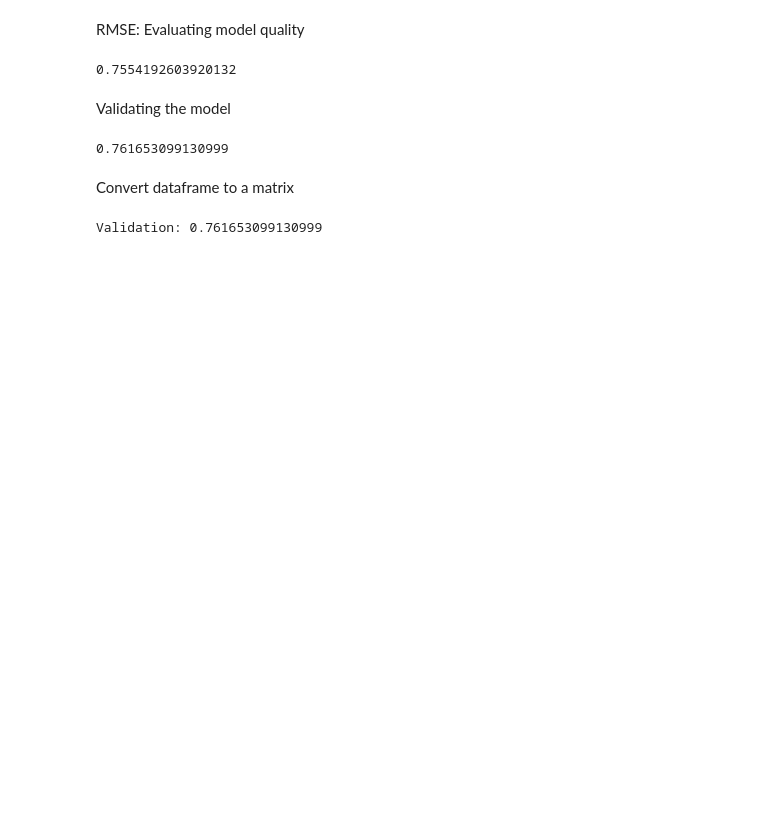
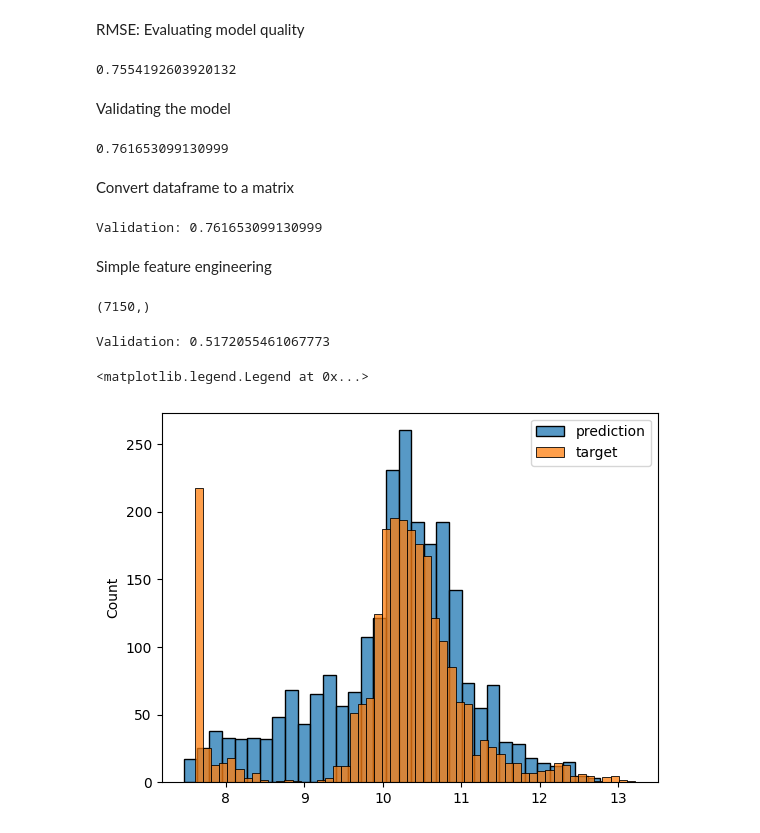
Before and after one commit to AlphonseBrandon/ml-tutorials, a Jupyter notebook: 02_notebooks/car-price-prediction.ipynb, the cells around one changed output. Cells and saved outputs as stored; diff of their text form; code cells hidden in the pictures; blank space fills up the shorter version.

Commit message:
Simple feature engineering

```diff
--- a/02_notebooks/car-price-prediction.ipynb
+++ b/02_notebooks/car-price-prediction.ipynb
@@ -166,3 +166,39 @@ y_pred = w_o + X_val.dot(w)
 print('Validation:', rmse(y_val, y_pred))
 # %% [output]
 Validation: 0.761653099130999
+# %% [markdown]
+Simple feature engineering
+# %%
+def prepare_X(df):
+    df = df.copy()
+    features = base.copy()
+
+    df['age'] = 2017 - df.year
+    features.append('age')
+
+    df_num = df[features]
+    df_num = df_num.fillna(0)
+    X = df_num.values
+
+    return X
+# %%
+X_train.shape
+# %% [output]
+(7150,)
+# %%
+X_train = prepare_X(df_train)
+w_o, w = train_linear_regression(X_train, y_train)
+
+X_val = prepare_X(df_val)
+
+y_pred = w_o + X_val.dot(w)
+print('Validation:', rmse(y_val, y_pred))
+# %% [output]
+Validation: 0.5172055461067773
+# %%
+sns.histplot(y_pred, label='prediction')
+sns.histplot(y_val, label='target')
+plt.legend()
+# %% [output]
+<matplotlib.legend.Legend at 0x...>
+[figure, added]
```
